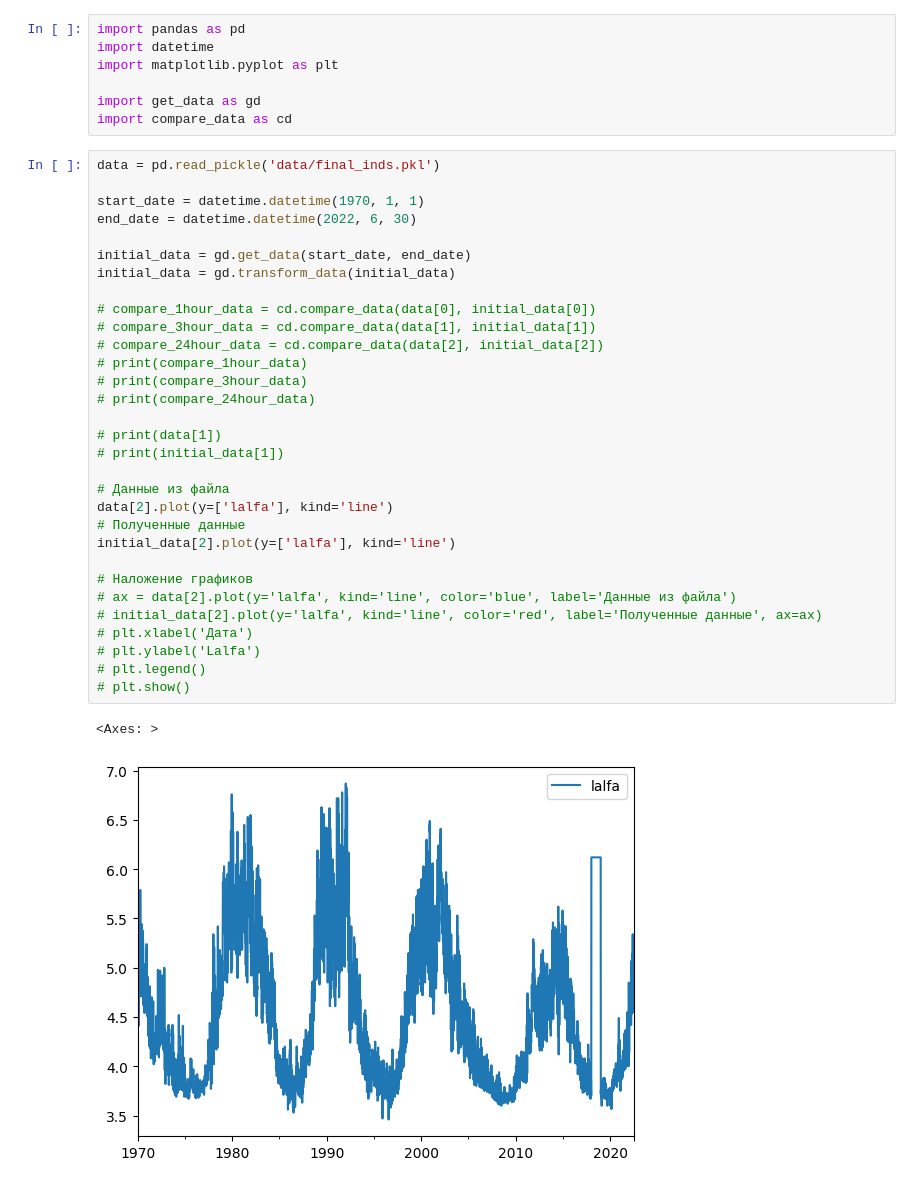
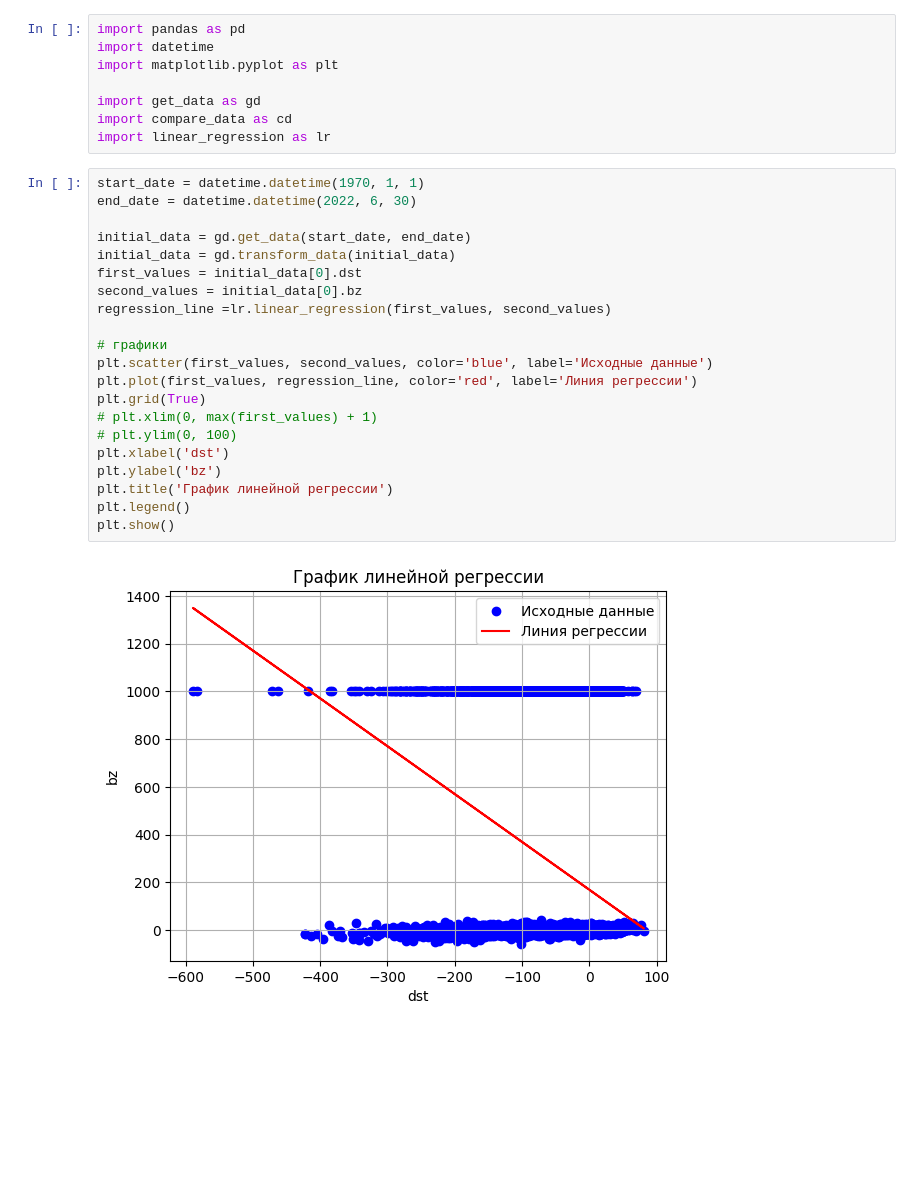
Before and after one commit to rkrwete/BigData, a Jupyter notebook: main.ipynb, the cells around one changed output. Drawn from its saved outputs; the diff is of its cells as text; blank space fills up the shorter version.

```diff
--- a/main.ipynb
+++ b/main.ipynb
@@ -5,37 +5,27 @@ import matplotlib.pyplot as plt
 
 import get_data as gd
 import compare_data as cd
+import linear_regression as lr
 # %%
-data = pd.read_pickle('data/final_inds.pkl')
-
 start_date = datetime.datetime(1970, 1, 1)
 end_date = datetime.datetime(2022, 6, 30)
 
 initial_data = gd.get_data(start_date, end_date)
 initial_data = gd.transform_data(initial_data)
+first_values = initial_data[0].dst
+second_values = initial_data[0].bz
+regression_line =lr.linear_regression(first_values, second_values)
 
-# compare_1hour_data = cd.compare_data(data[0], initial_data[0])
-# compare_3hour_data = cd.compare_data(data[1], initial_data[1])
-# compare_24hour_data = cd.compare_data(data[2], initial_data[2])
-# print(compare_1hour_data)
-# print(compare_3hour_data)
-# print(compare_24hour_data)
-
-# print(data[1])
-# print(initial_data[1])
-
-# Данные из файла
-data[2].plot(y=['lalfa'], kind='line')
-# Полученные данные
-initial_data[2].plot(y=['lalfa'], kind='line')
-
-# Наложение графиков
-# ax = data[2].plot(y='lalfa', kind='line', color='blue', label='Данные из файла')
-# initial_data[2].plot(y='lalfa', kind='line', color='red', label='Полученные данные', ax=ax)
-# plt.xlabel('Дата')
-# plt.ylabel('Lalfa')
-# plt.legend()
-# plt.show()
+# графики
+plt.scatter(first_values, second_values, color='blue', label='Исходные данные')
+plt.plot(first_values, regression_line, color='red', label='Линия регрессии')
+plt.grid(True)
+# plt.xlim(0, max(first_values) + 1)
+# plt.ylim(0, 100)
+plt.xlabel('dst')
+plt.ylabel('bz')
+plt.title('График линейной регрессии')
+plt.legend()
+plt.show()
 # %% [output]
-<Axes: >
-[figure, old version]
+[figure, new version]
```
Also changed, not shown: parts of 1 cell of this notebook, 2 other files.
